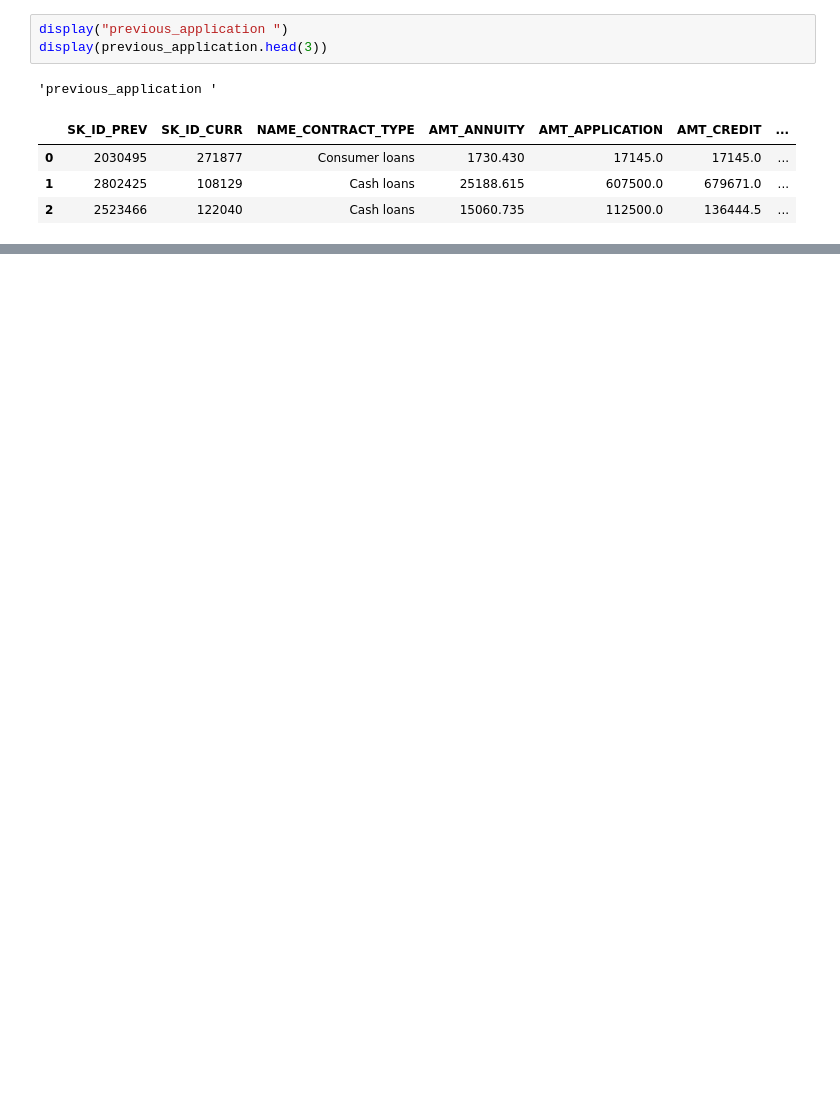
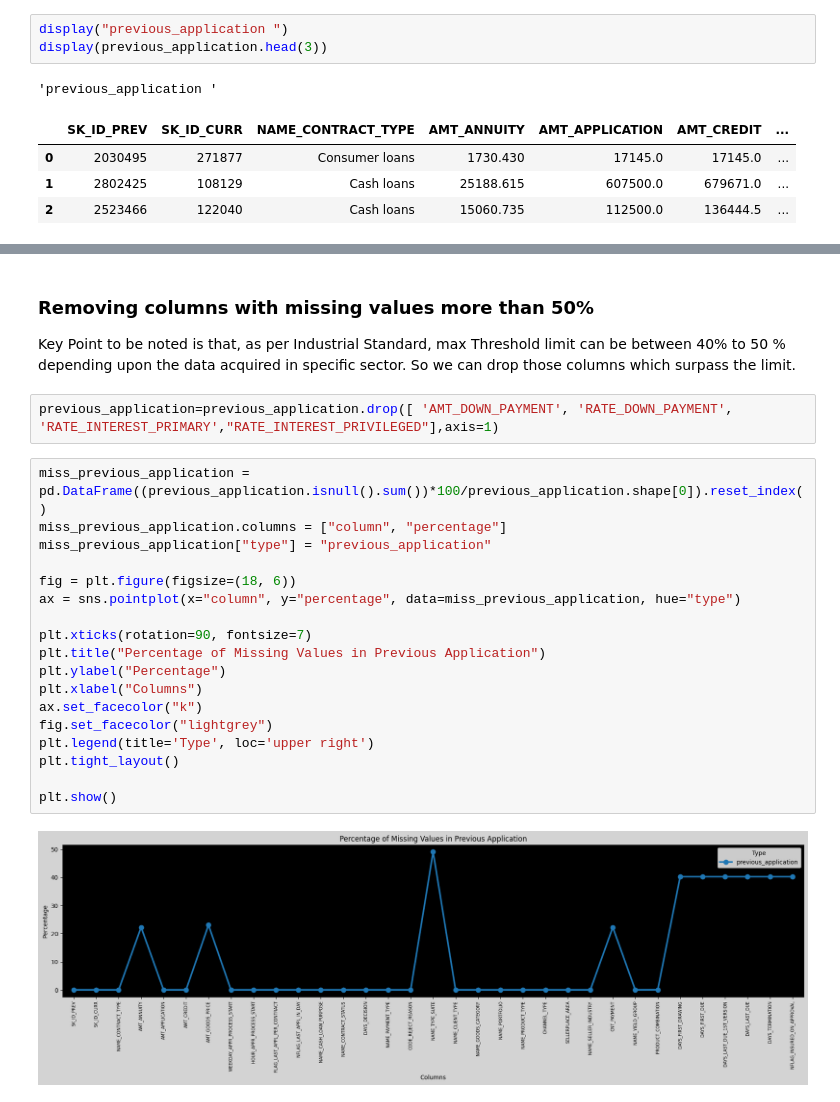
Before and after one commit to hiteshhhh007/Financial-Risk-Assessment, a Jupyter notebook: Financial-Risk-Assessment.ipynb, the cells around one changed output, grey strips where cells are left out. Cells and saved outputs as stored; diff of their text form; blank space fills up the shorter version.

```diff
--- a/Financial-Risk-Assessment.ipynb
+++ b/Financial-Risk-Assessment.ipynb
@@ -48,0 +117,25 @@ display(previous_application.head(3))
+# %% [markdown]
+### Removing columns with missing values more than 50%
+Key Point to be noted is that, as per Industrial Standard, max Threshold limit can be between 40% to 50 % depending upon the data acquired in specific sector. So we can drop those columns which surpass the limit.
+# %%
+previous_application=previous_application.drop([ 'AMT_DOWN_PAYMENT', 'RATE_DOWN_PAYMENT', 'RATE_INTEREST_PRIMARY',"RATE_INTEREST_PRIVILEGED"],axis=1)
+# %%
+miss_previous_application = pd.DataFrame((previous_application.isnull().sum())*100/previous_application.shape[0]).reset_index()
+miss_previous_application.columns = ["column", "percentage"]
+miss_previous_application["type"] = "previous_application"
+
+fig = plt.figure(figsize=(18, 6))
+ax = sns.pointplot(x="column", y="percentage", data=miss_previous_application, hue="type")
+
+plt.xticks(rotation=90, fontsize=7)
+plt.title("Percentage of Missing Values in Previous Application")
+plt.ylabel("Percentage")
+plt.xlabel("Columns")
+ax.set_facecolor("k")
+fig.set_facecolor("lightgrey")
+plt.legend(title='Type', loc='upper right')
+plt.tight_layout()
+
+plt.show()
+# %% [output]
+[figure, added]
```
Also changed, not shown: parts of 23 cells of this notebook.
